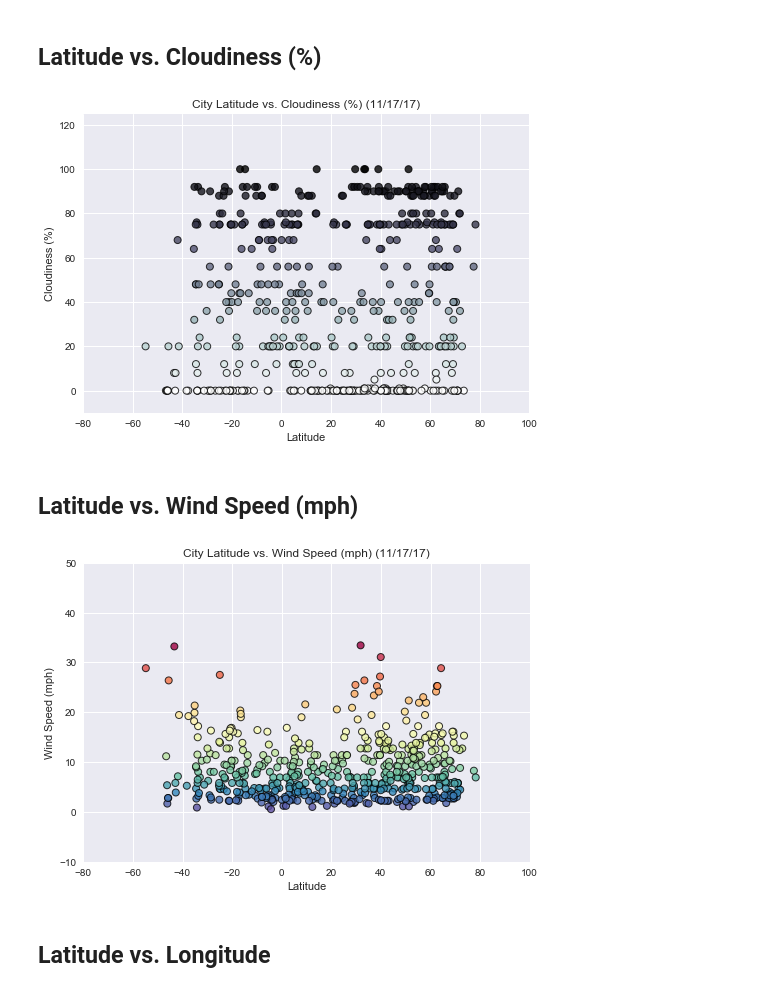
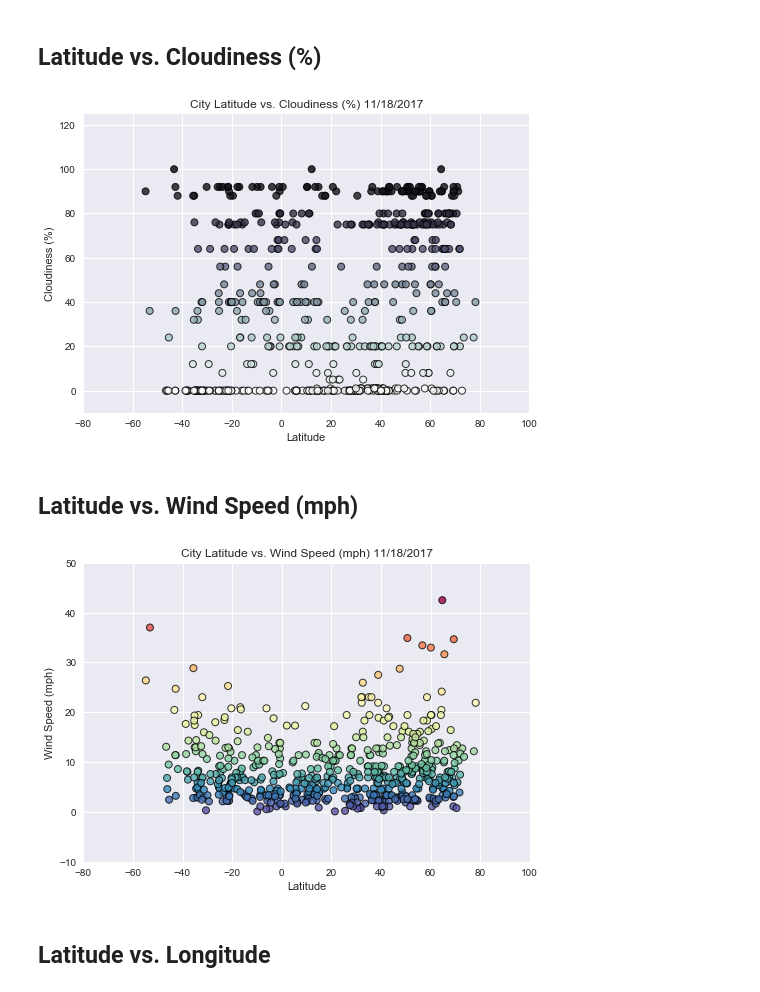
Before and after one commit to ggupta619/WeatherPy, a Jupyter notebook: WeatherPy.ipynb, the cells around one changed output. Cells and saved outputs as stored; diff of their text form; code cells hidden in the pictures.

```diff
--- a/WeatherPy.ipynb
+++ b/WeatherPy.ipynb
@@ -63,7 +65,7 @@ row_count = 1
 print("Beginning Data Retrieval")
 for index, row in cities_df.iterrows():
     target_city = row["City"]
-    target_url = url + "appid=" + api_key + "&units=IMPERIAL" + "&q=" + target_city.replace(" ","")
+    target_url = url + "appid=" + api_key + "&units=IMPERIAL" + "&q=" + target_city.replace(" ","+")
     city_data = requests.get(target_url).json()
     if city_data["cod"] == "404":
         print("City not found, skipping...")
@@ -195,27 +197,27 @@ plt.show()
 # %%
 #Build a scatter plot for Latitude vs. Cloudiness (%)
 
 plt.scatter(clean_cities_df["Latitude"],
             clean_cities_df["Cloudiness (%)"], c=clean_cities_df["Cloudiness (%)"],
             edgecolor="black", linewidths=1, marker="o",
             cmap='bone_r', alpha=0.8, label="City")
 
 # Incorporate the other graph properties
 plt.style.use('seaborn')
-plt.title("City Latitude vs. Cloudiness (%) (11/17/17)")
+plt.title(f"City Latitude vs. Cloudiness (%) {datetime.now().strftime('%m/%d/%Y')}")
 plt.ylabel("Cloudiness (%)")
 plt.xlabel("Latitude")
 plt.grid(True)
 plt.xlim([-80, 100])
 plt.ylim([-10, 125])
 
 # Save the figure
 plt.savefig("WeatherPy_analysis/Latitude_Cloudiness.png")
 
 # Show plot
 plt.show()
 # %% [output]
-[figure, old version]
+[figure, new version]
 # %% [markdown]
 ## Latitude vs. Wind Speed (mph)
 # %%
@@ -228,7 +230,7 @@ plt.scatter(clean_cities_df["Latitude"],
 
 # Incorporate the other graph properties
 plt.style.use('seaborn')
-plt.title("City Latitude vs. Wind Speed (mph) (11/17/17)")
+plt.title(f"City Latitude vs. Wind Speed (mph) {datetime.now().strftime('%m/%d/%Y')}")
 plt.ylabel("Wind Speed (mph)")
 plt.xlabel("Latitude")
 plt.grid(True)
@@ -241,7 +243,7 @@ plt.savefig("WeatherPy_analysis/Latitude_WindSpeed.png")
 # Show plot
 plt.show()
 # %% [output]
-[figure, old version]
+[figure, new version]
 # %% [markdown]
 ## Latitude vs. Longitude
 # %%
```
Also changed, not shown: parts of 9 cells of this notebook, 7 other files.
